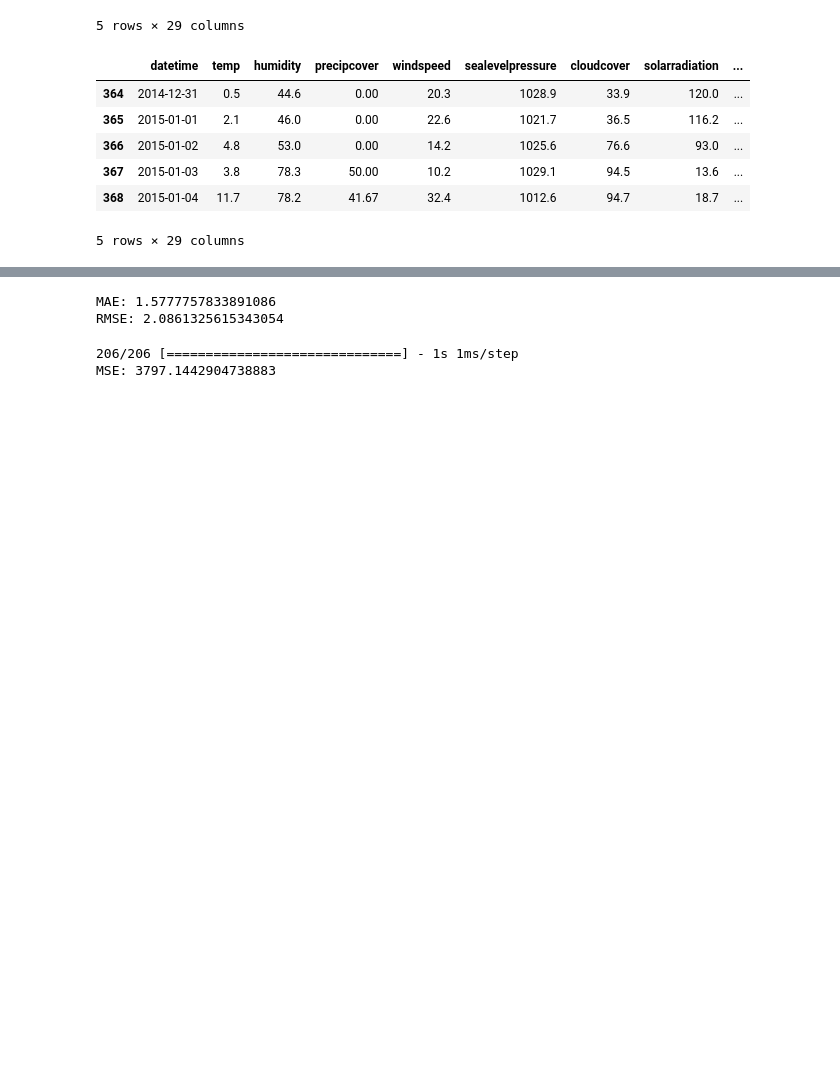
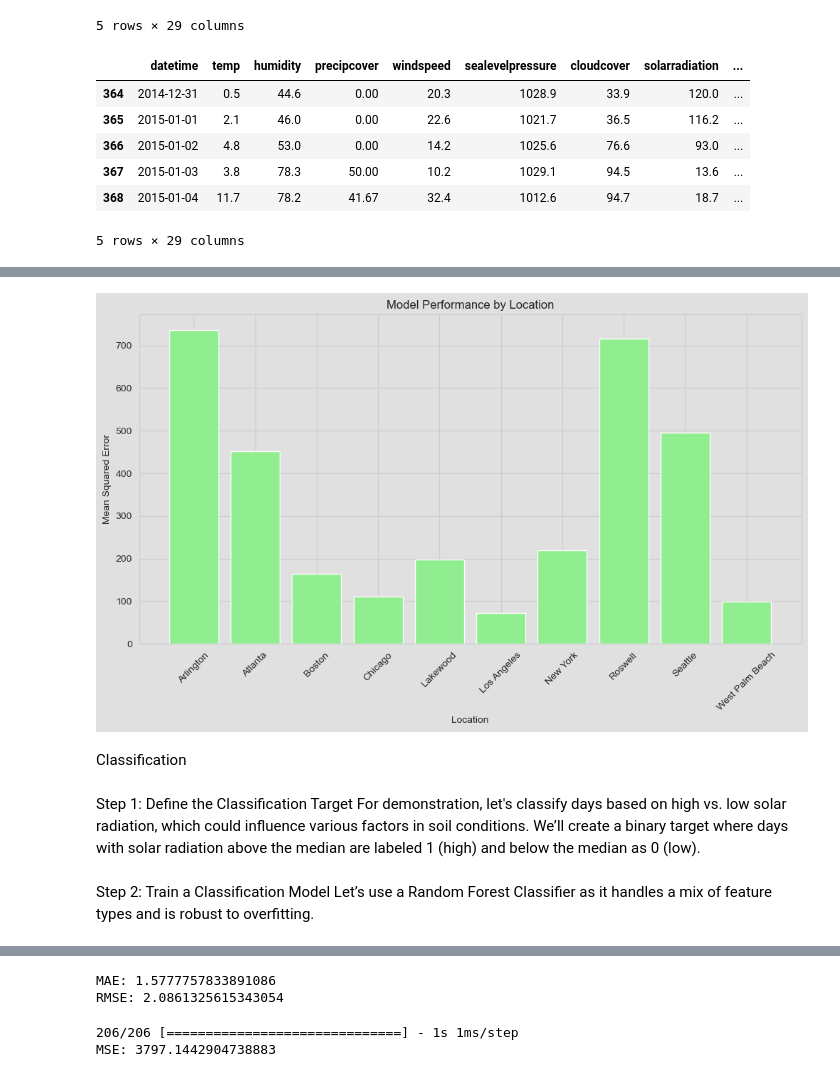
Before and after one commit to zy236yuz5/DSAN-5550-PROJECT-zy236, a Jupyter notebook: code/Project.ipynb, the cells around one changed output, grey strips where cells are left out. Drawn from its saved outputs; the diff is of its cells as text; code cells hidden in the pictures; blank space fills up the shorter version.

```diff
--- a/code/Project.ipynb
+++ b/code/Project.ipynb
@@ -210,0 +335,37 @@ plt.show()
+# %%
+from sklearn.metrics import mean_squared_error
+
+locations = df['Location'].unique()
+mse_scores = {}
+
+for location in locations:
+    # Filter data by location
+    location_data = df[df['Location'] == location]
+    X_location = location_data[features]
+    y_location = location_data[targets]
+
+    # Split location-specific data
+    X_train_loc, X_test_loc, y_train_loc, y_test_loc = train_test_split(X_location, y_location, test_size=0.2, random_state=42)
+
+    # Fit model (you can use an already tuned model or refit if necessary)
+    rf_model.fit(X_train_loc, y_train_loc)
+    predictions_loc = rf_model.predict(X_test_loc)
+
+    # Calculate MSE for the location
+    mse_scores[location] = mean_squared_error(y_test_loc, predictions_loc)
+
+# Plotting MSE scores by location
+plt.figure(figsize=(12, 6))
+plt.bar(mse_scores.keys(), mse_scores.values(), color='lightgreen')
+plt.xlabel('Location')
+plt.ylabel('Mean Squared Error')
+plt.title('Model Performance by Location')
+plt.xticks(rotation=45)
+plt.show()
+# %% [output]
+[figure, added]
+# %% [markdown]
+Classification
+# %% [markdown]
+Step 1: Define the Classification Target
+For demonstration, let's classify days based on high vs. low solar radiation, which could influence various factors in soil conditions. We’ll create a binary target where days with solar radiation above the median are labeled 1 (high) and below the median as 0 (low).
@@ -210,0 +390,4 @@ plt.show()
+# %% [markdown]
+
+Step 2: Train a Classification Model
+Let’s use a Random Forest Classifier as it handles a mix of feature types and is robust to overfitting.
```
Also changed, not shown: parts of 19 cells of this notebook.
